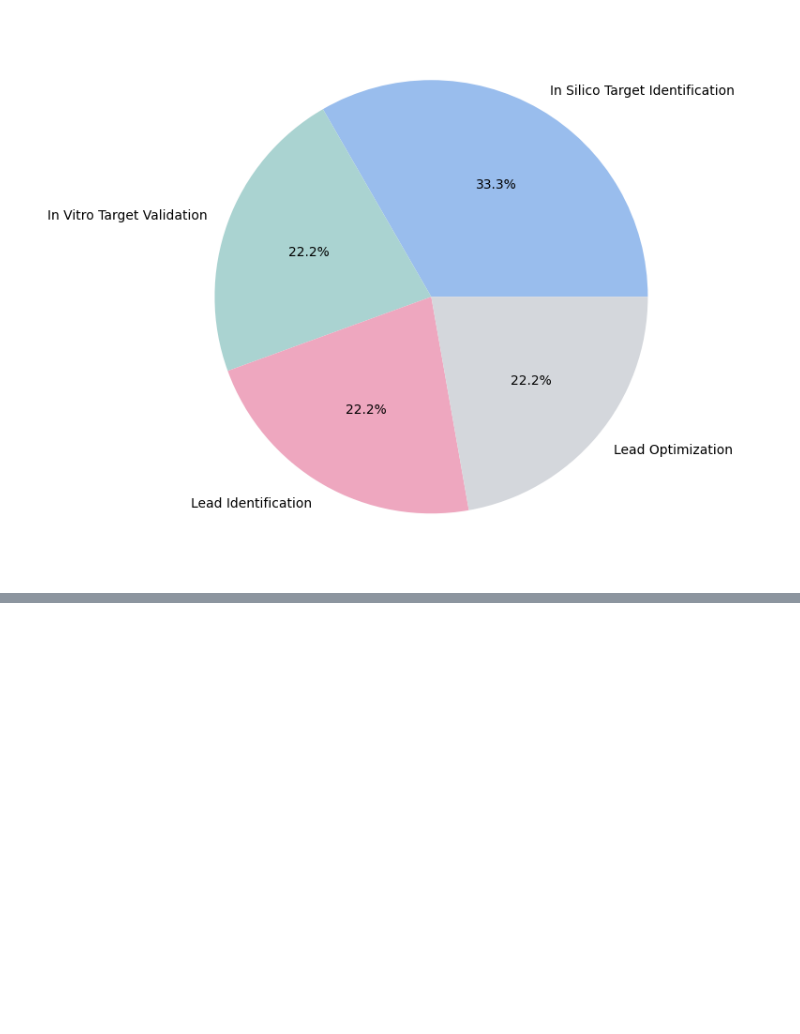
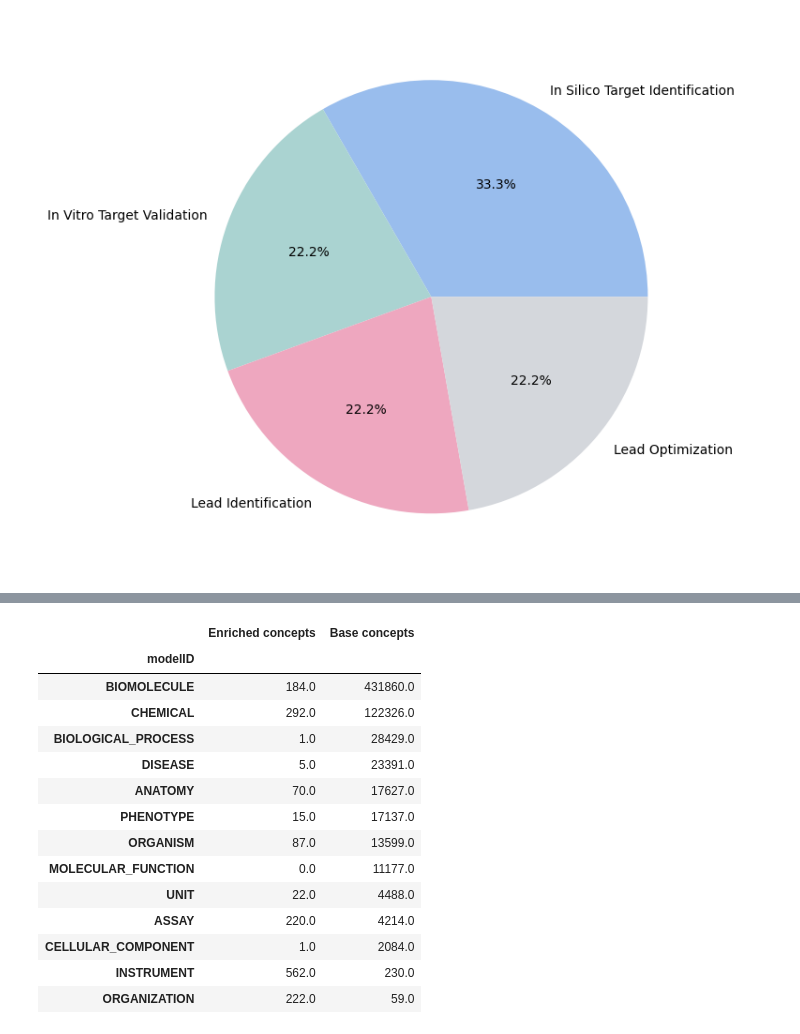
Before and after one commit to novonordisk-research/OBDM-manuscript, a Jupyter notebook: figures.ipynb, the cells around one changed output, grey strips where cells are left out. Saved outputs shown, nothing was run; the diff lists cells and outputs as text; code cells hidden in the pictures; blank space fills up the shorter version.

```diff
--- a/figures.ipynb
+++ b/figures.ipynb
@@ -73,0 +79,18 @@ plt.show()
+# %%
+concepts
+# %% [output]
+|  | Enriched concepts | Base concepts |
+| modelID |  |  |
+| BIOMOLECULE | 184.0 | 431860.0 |
+| CHEMICAL | 292.0 | 122326.0 |
+| BIOLOGICAL_PROCESS | 1.0 | 28429.0 |
+| DISEASE | 5.0 | 23391.0 |
+| ANATOMY | 70.0 | 17627.0 |
+| PHENOTYPE | 15.0 | 17137.0 |
+| ORGANISM | 87.0 | 13599.0 |
+| MOLECULAR_FUNCTION | 0.0 | 11177.0 |
+| UNIT | 22.0 | 4488.0 |
+| ASSAY | 220.0 | 4214.0 |
+| CELLULAR_COMPONENT | 1.0 | 2084.0 |
+| INSTRUMENT | 562.0 | 230.0 |
+| ORGANIZATION | 222.0 | 59.0 |
```
Also changed, not shown: parts of 2 cells of this notebook.
